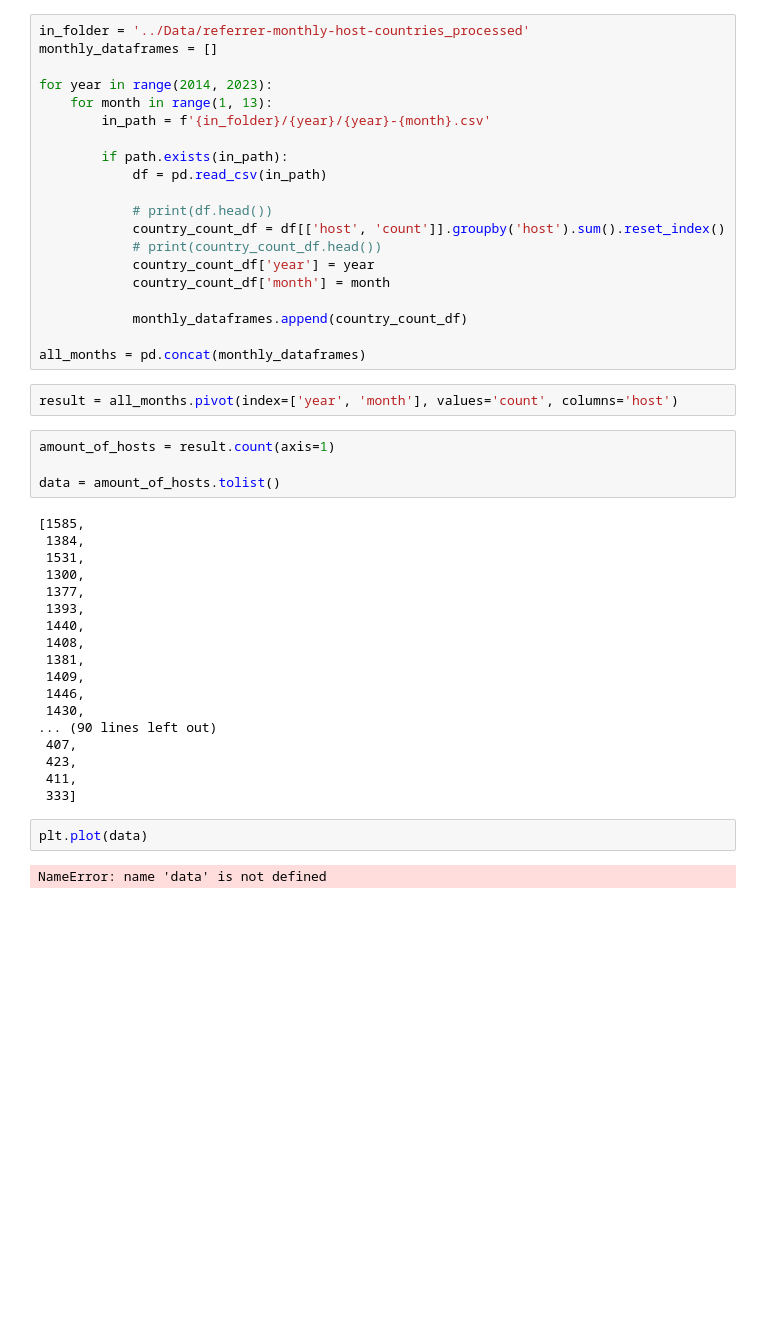
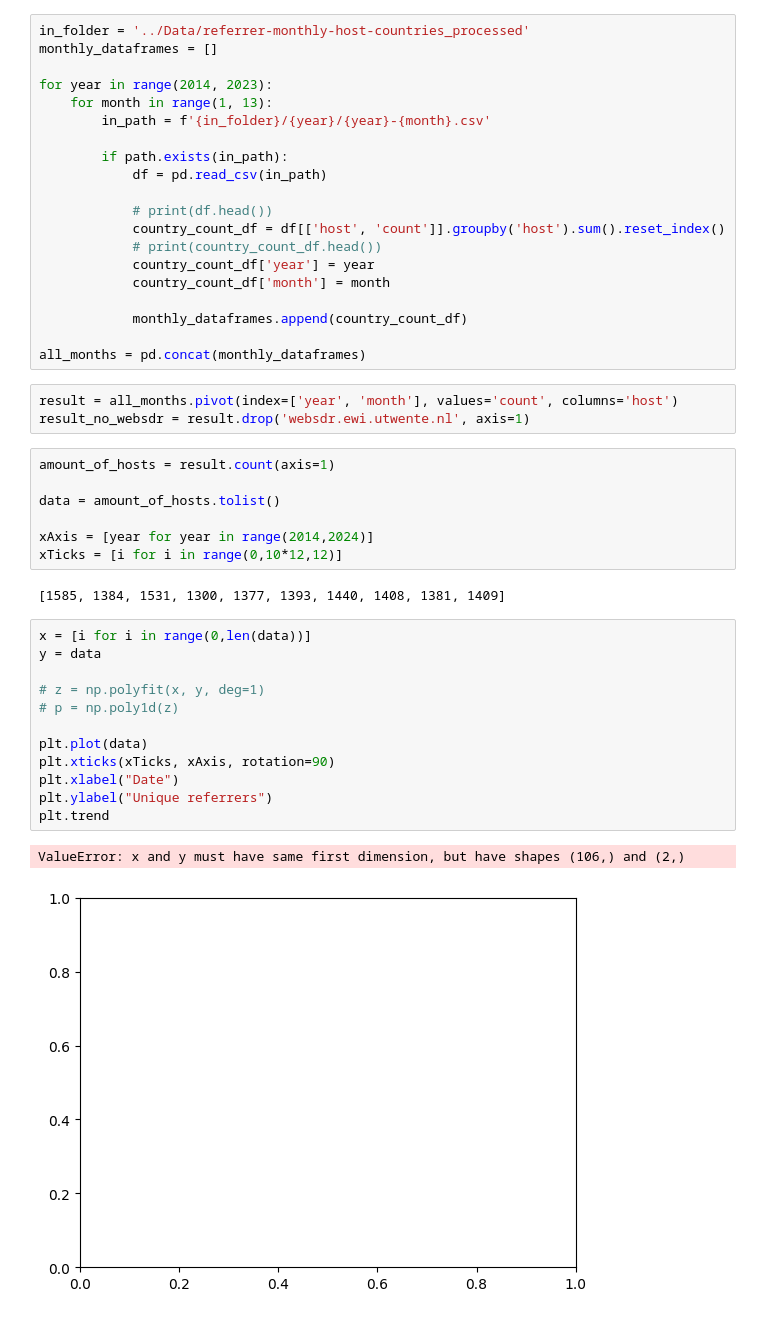
Before and after one commit to JordyForNow/BigDataProject, a Jupyter notebook: exploration/referrers_over_time_note.ipynb, the cells around one changed output. Saved outputs shown, nothing was run; the diff lists cells and outputs as text; blank space fills up the shorter version.

```diff
--- a/exploration/referrers_over_time_note.ipynb
+++ b/exploration/referrers_over_time_note.ipynb
@@ -29,29 +29,28 @@ for year in range(2014, 2023):
 all_months = pd.concat(monthly_dataframes)
 # %%
 result = all_months.pivot(index=['year', 'month'], values='count', columns='host')
+result_no_websdr = result.drop('websdr.ewi.utwente.nl', axis=1)
 # %%
 amount_of_hosts = result.count(axis=1)
 
 data = amount_of_hosts.tolist()
+
+xAxis = [year for year in range(2014,2024)]
+xTicks = [i for i in range(0,10*12,12)]
 # %% [output]
-[1585,
- 1384,
- 1531,
- 1300,
- 1377,
- 1393,
- 1440,
- 1408,
- 1381,
- 1409,
- 1446,
- 1430,
-... (90 lines left out)
- 407,
- 423,
- 411,
- 333]
+[1585, 1384, 1531, 1300, 1377, 1393, 1440, 1408, 1381, 1409]
-# %%
-plt.plot(data)
-# %% [output]
-NameError: name 'data' is not defined
+# %%
+x = [i for i in range(0,len(data))]
+y = data
+
+# z = np.polyfit(x, y, deg=1)
+# p = np.poly1d(z)
+
+plt.plot(data)
+plt.xticks(xTicks, xAxis, rotation=90)
+plt.xlabel("Date")
+plt.ylabel("Unique referrers")
+plt.trend
+# %% [output]
+ValueError: x and y must have same first dimension, but have shapes (106,) and (2,)
+[figure, added]
```
Also changed, not shown: parts of 2 cells of this notebook, 7 other files.
